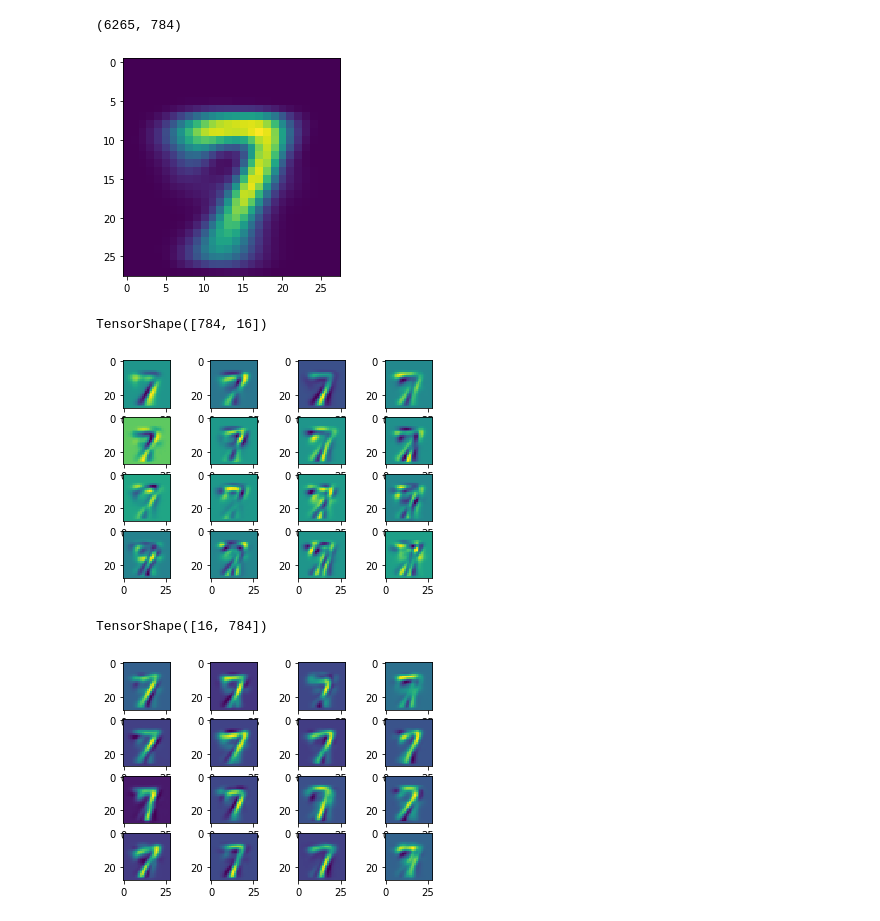
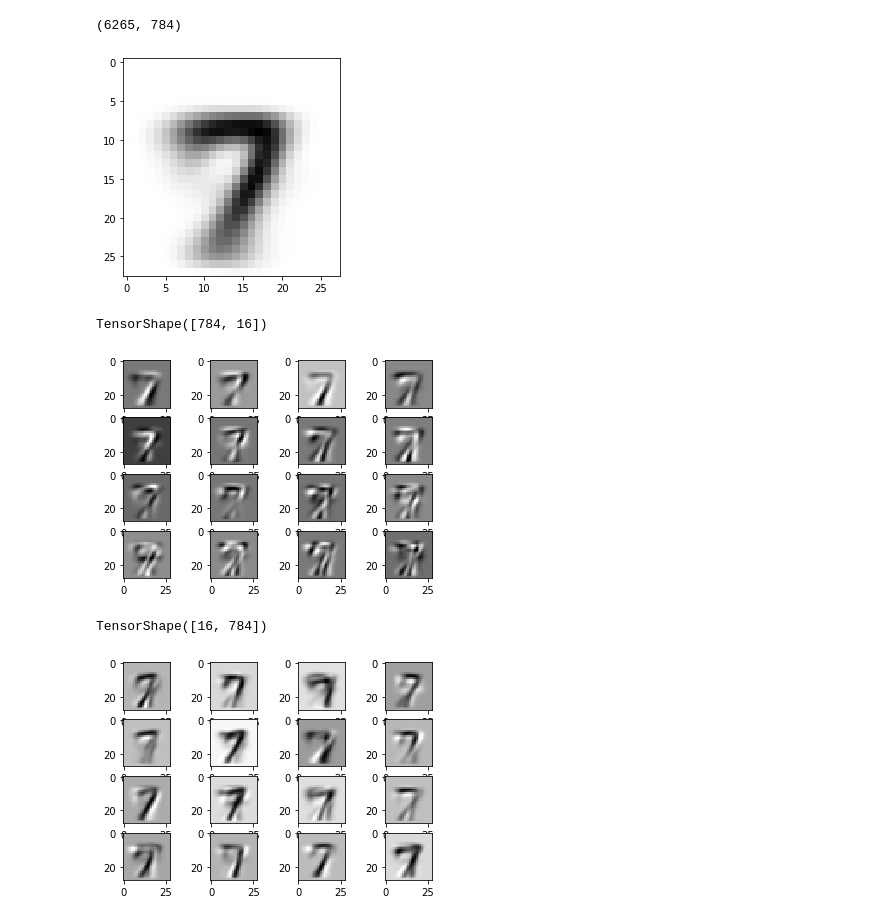
Before and after one commit to karasjoh000/GuassianProcesses, a Jupyter notebook: h4.ipynb, the cells around one changed output. Drawn from its saved outputs; the diff is of its cells as text; code cells hidden in the pictures.

```diff
--- a/h4.ipynb
+++ b/h4.ipynb
@@ -35,10 +35,10 @@ sevens.shape
 # %%
 mu7 = tf.math.reduce_mean(sevens, 0)
 # %%
-plt.imshow(mu7.numpy().reshape((28,28)))
+plt.imshow(mu7.numpy().reshape((28,28)), cmap='gray_r')
 #plt.savefig("./figures/mu.pdf")
 # %% [output]
-[figure, old version]
+[figure, new version]
 # %%
 cov7 = tfp.stats.covariance(sevens, sevens, sample_axis=0)
 e, v = tf.linalg.eigh(cov7)
@@ -52,10 +52,10 @@ TensorShape([784, 16])
 # %%
 fig, axs = plt.subplots(4,4)
 for i in range(0, 16):
-    axs[i // 4, i % 4].imshow(v16[:,i].numpy().reshape((28,28)))
+    axs[i // 4, i % 4].imshow(v16[:,i].numpy().reshape((28,28)), cmap='gray_r')
 #fig.savefig("./figures/v16.pdf")
 # %% [output]
-[figure, old version]
+[figure, new version]
 # %%
 e16 = e[0:16]
 e_diag = tf.linalg.diag(e16)
@@ -68,7 +68,7 @@ TensorShape([16, 784])
 # %%
 fig, axs = plt.subplots(4,4)
 for i in range(0, 16):
-    axs[i // 4, i % 4].imshow(sample[i, :].numpy().reshape((28,28)))
+    axs[i // 4, i % 4].imshow(sample[i, :].numpy().reshape((28,28)), cmap='gray_r')
 #fig.savefig("./figures/sample16.pdf")
 # %% [output]
-[figure, old version]
+[figure, new version]
```
Also changed, not shown: parts of 6 cells of this notebook, 3 other files.
